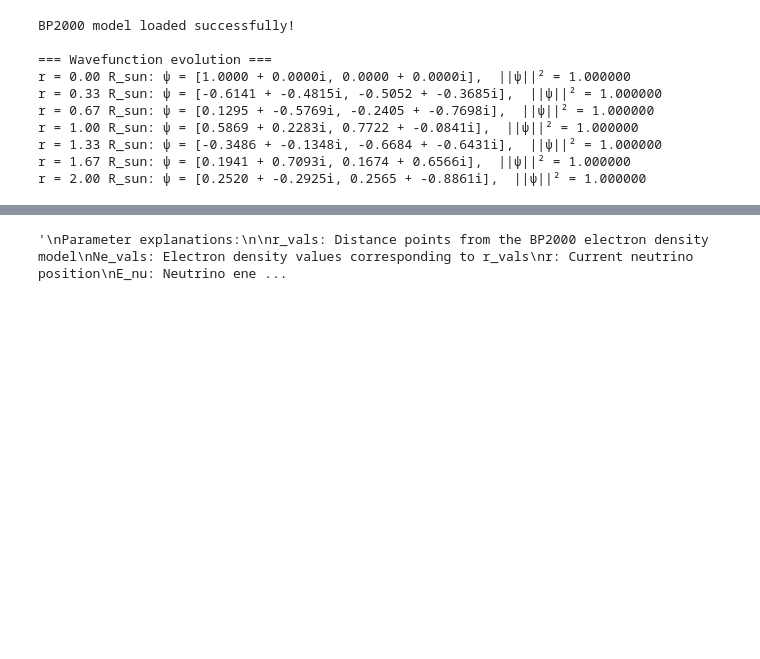
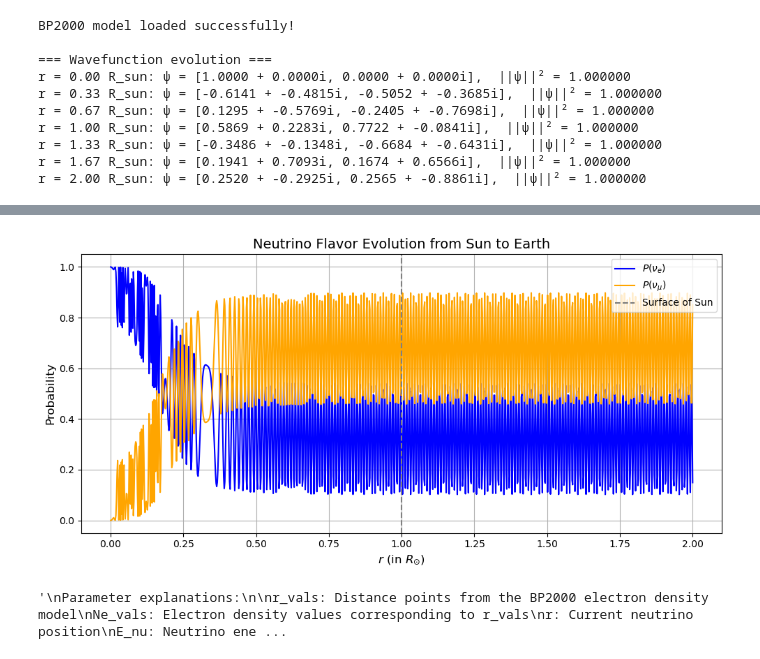
Before and after one commit to yhmchen/2-flavor-solar-neutrino-oscillation, a Jupyter notebook: solar neutrino oscillation.ipynb, the cells around one changed output, grey strips where cells are left out. Cells and saved outputs as stored; diff of their text form; code cells hidden in the pictures; blank space fills up the shorter version.

```diff
--- a/solar neutrino oscillation.ipynb
+++ b/solar neutrino oscillation.ipynb
@@ -582,5 +658,6 @@ r = 2.00 R_sun: ψ = [0.2520 + -0.2925i, 0.2565 + -0.8861i],  ||ψ||² = 1.00000
 # %%
 import matplotlib.pyplot as plt
+
 
 # Plotting: P(ν_e) and P(ν_μ) vs r
 def plot_probabilities(r_vals_out, prob_e_list, prob_mu_list):
@@ -599,34 +676,36 @@ def plot_probabilities(r_vals_out, prob_e_list, prob_mu_list):
     plt.title('Neutrino Flavor Evolution from Sun to Earth', fontsize=14)  # Set plot title
     plt.legend()     # Show legend
     plt.grid(True)   # Enable grid for better readability
     plt.tight_layout()  # Adjust subplot parameters automatically to avoid clipping labels
     plt.show()
 
 
 if __name__ == "__main__":
     TEST_MODE = False  # or True
 
     # Use custom electron density model
     # r_vals, Ne_vals, success = solar_electron_density(model="custom", debug=False)
     # Use BP2000 model
     r_vals, Ne_vals, success = solar_electron_density(filename)
 
     if success:
-        E_nu = 1e6  # 10 MeV
+        E_nu = 10e6  # 10 MeV
 
         if TEST_MODE:
             r_eval = np.array([0.0, 0.1, 0.5, 1.0, 2.0])  # Test with fewer points
         else:
             r_eval = np.linspace(0.0, 2.0, 1000)         # Full simulation with many points
 
         r_vals_out, psi_vals = solve_neutrino_evolution(E_nu, r_eval, r_vals, Ne_vals, r_max=r_eval[-1])
         prob_e_list, prob_mu_list = compute_probabilities(r_vals_out, psi_vals)
 
         # Call plotting function
         plot_probabilities(r_vals_out, prob_e_list, prob_mu_list)
 
     else:
         print("Failed to load BP2000 model!")
+# %% [output]
+[figure, added]
 # %%
 """
 Parameter explanations:
```
Also changed, not shown: parts of 1 cell of this notebook.
